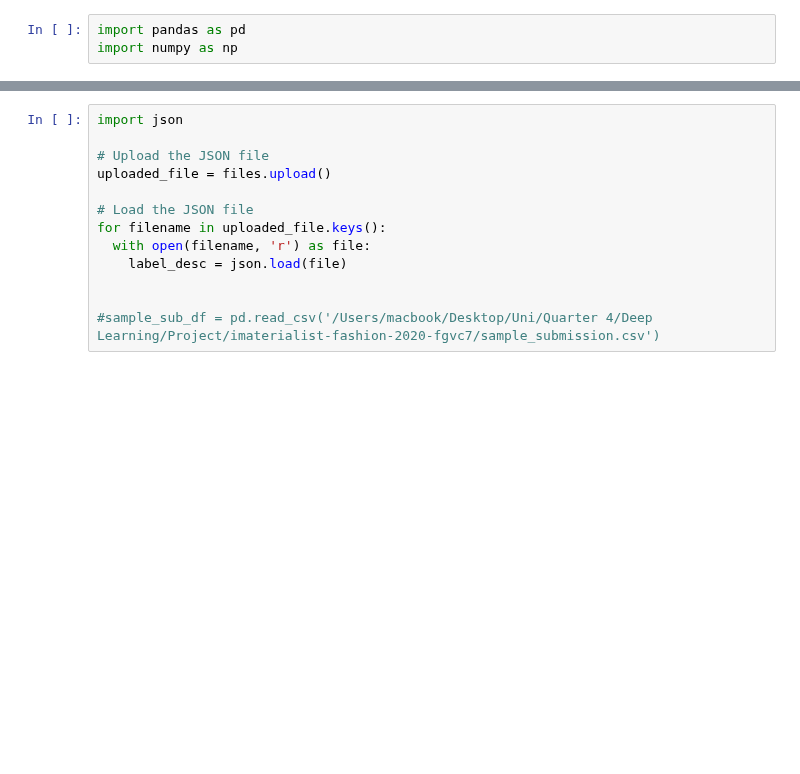
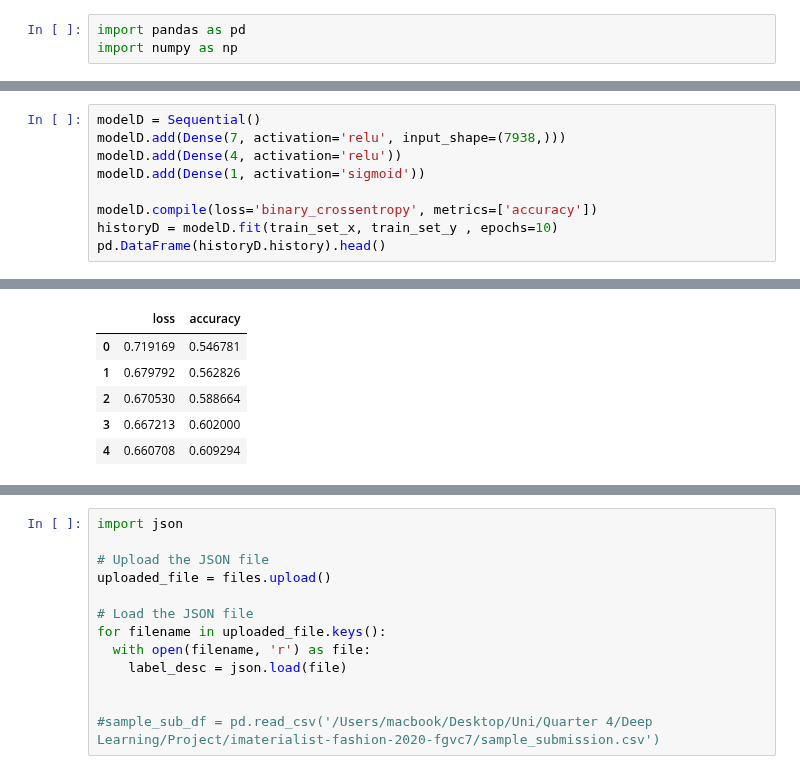
Before and after one commit to SamanZargarzadeh/Automatic-Image-Tagging-for-Fashion-E-commerce, a Jupyter notebook: Deep_Learning_Array_to_NN.ipynb, the cells around one changed output, grey strips where cells are left out. Drawn from its saved outputs; the diff is of its cells as text; blank space fills up the shorter version.

```diff
--- a/Deep_Learning_Array_to_NN.ipynb
+++ b/Deep_Learning_Array_to_NN.ipynb
@@ -41,0 +102,10 @@ import numpy as np
+# %%
+modelD = Sequential()
+modelD.add(Dense(7, activation='relu', input_shape=(7938,)))
+modelD.add(Dense(4, activation='relu'))
+modelD.add(Dense(1, activation='sigmoid'))
+
+modelD.compile(loss='binary_crossentropy', metrics=['accuracy'])
+historyD = modelD.fit(train_set_x, train_set_y , epochs=10)
+pd.DataFrame(historyD.history).head()
+# %% [output]
@@ -41,0 +132,6 @@ import numpy as np
+|  | loss | accuracy |
+| 0 | 0.719169 | 0.546781 |
+| 1 | 0.679792 | 0.562826 |
+| 2 | 0.670530 | 0.588664 |
+| 3 | 0.667213 | 0.602000 |
+| 4 | 0.660708 | 0.609294 |
```
Also changed, not shown: parts of 26 cells of this notebook.
